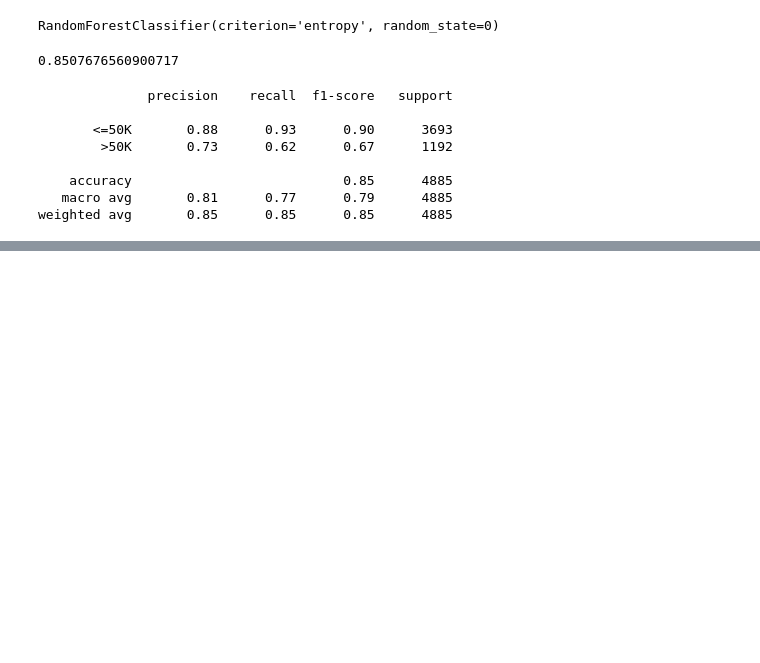
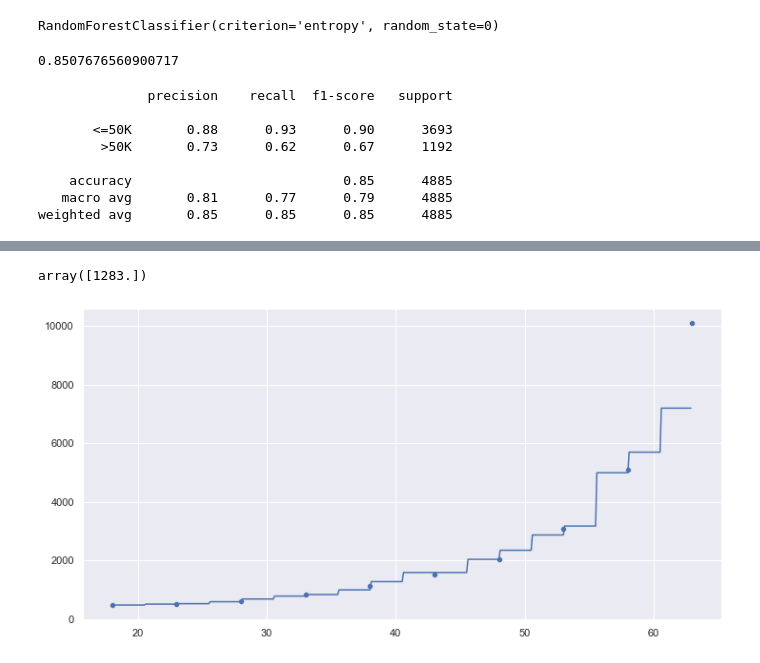
Before and after one commit to John117mc/Cursos_DS_DA, a Jupyter notebook: ML Supervised/Random Forest.ipynb, the cells around one changed output, grey strips where cells are left out. Saved outputs shown, nothing was run; the diff lists cells and outputs as text; code cells hidden in the pictures; blank space fills up the shorter version.

```diff
--- a/ML Supervised/Random Forest.ipynb
+++ b/ML Supervised/Random Forest.ipynb
@@ -83,0 +100,3 @@ cm.show();
+# %%
+df_plano = pd.read_csv('../data/plano_saude2.csv')
+df_plano
@@ -83,0 +115,6 @@ cm.show();
+# %%
+X_plano = df_plano.iloc[:, 0:1].values
+y_plano = df_plano.iloc[:, 1].values
+# %%
+model_health = RandomForestRegressor(n_estimators=10)
+model_health.fit(X_plano, y_plano)
@@ -83,0 +127,4 @@ cm.show();
+# %%
+x_test = np.arange(min(X_plano), max(X_plano), 0.1)
+x_test = x_test.reshape(-1,1)
+x_test
@@ -83,0 +156,10 @@ cm.show();
+# %%
+model_health.predict([[40]])
+# %% [output]
+array([1283.])
+# %%
+sns.set(rc = {'figure.figsize':(12,6)})
+sns.scatterplot(x= X_plano.ravel(), y= y_plano)
+sns.lineplot(x= x_test.ravel(), y= model_health.predict(x_test));
+# %% [output]
+[figure, added]
```
Also changed, not shown: parts of 23 cells of this notebook.
